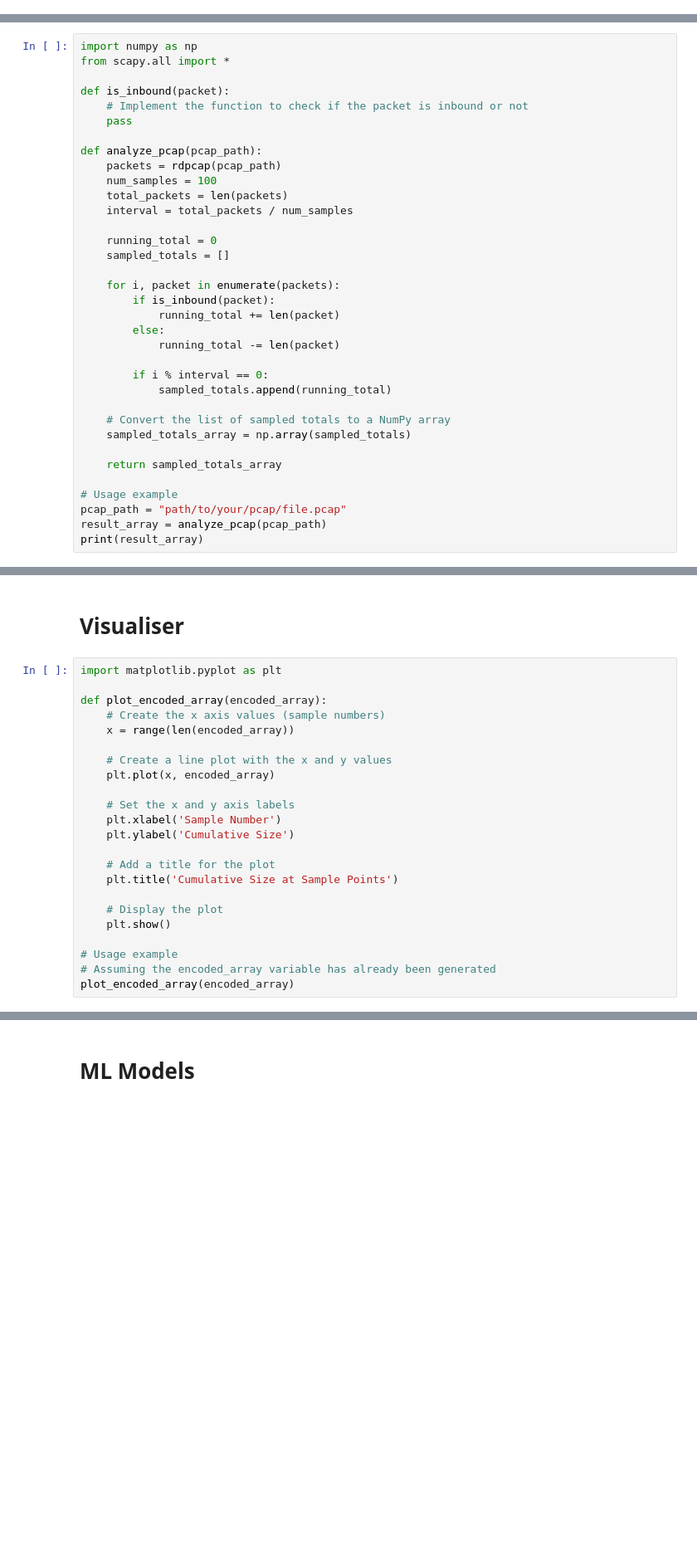
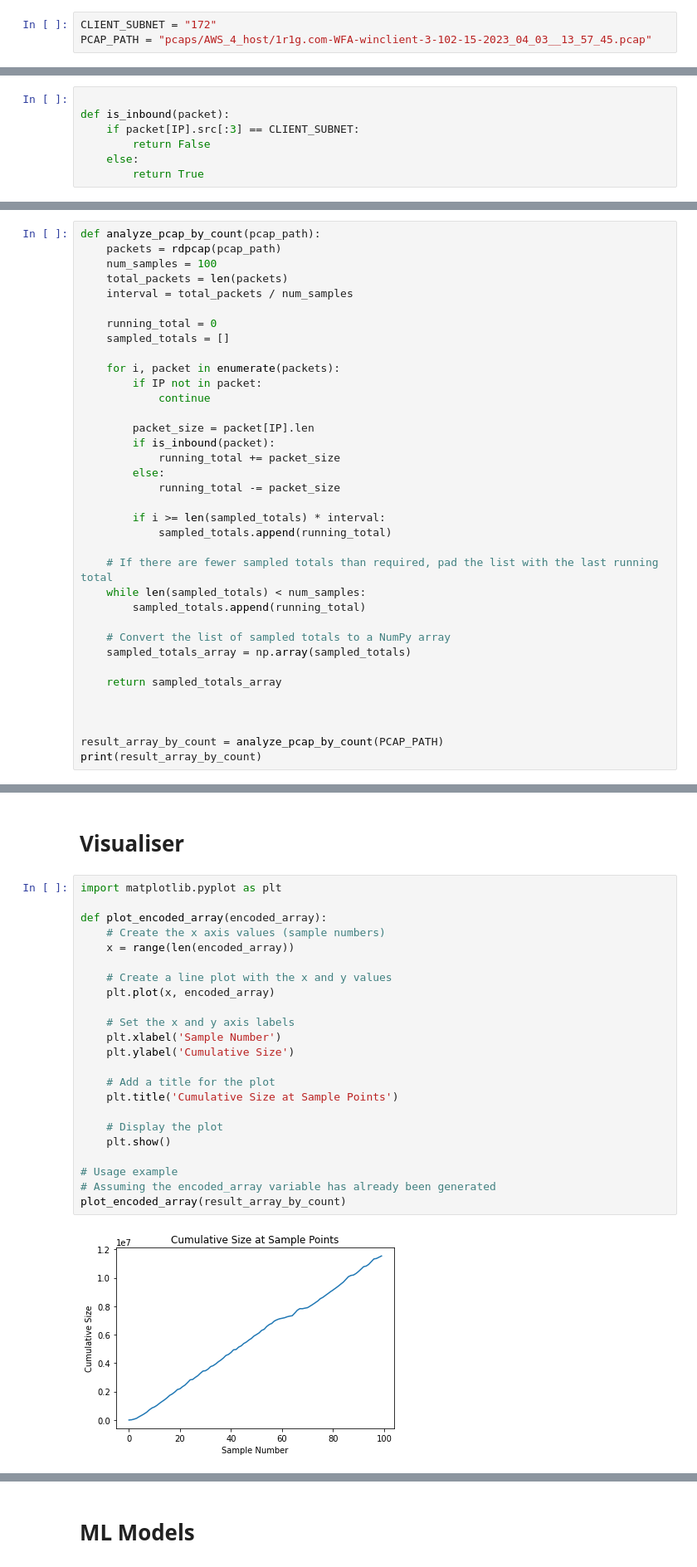
Before and after one commit to mikekuk/VPN_de-anonymiser, a Jupyter notebook: CUMUL.ipynb, the cells around one changed output, grey strips where cells are left out. Shown: that part at 83% size. Cells and saved outputs as stored; diff of their text form; blank space fills up the shorter version.

```diff
--- a/CUMUL.ipynb
+++ b/CUMUL.ipynb
@@ -6,0 +15,3 @@ The code was not provided, so this is an approximation based on the description
+# %%
+CLIENT_SUBNET = "172"
+PCAP_PATH = "pcaps/AWS_4_host/1r1g.com-WFA-winclient-3-102-15-2023_04_03__13_57_45.pcap"
@@ -7,14 +20,14 @@ The code was not provided, so this is an approximation based on the description
+# %%
+
+def is_inbound(packet):
+    if packet[IP].src[:3] == CLIENT_SUBNET:
+        return False
+    else:
+        return True
 # %% [markdown]
 # Pack order based encoder
 # %%
-import numpy as np
-from scapy.all import *
-
-def is_inbound(packet):
-    # Implement the function to check if the packet is inbound or not
-    pass
-
-def analyze_pcap(pcap_path):
+def analyze_pcap_by_count(pcap_path):
     packets = rdpcap(pcap_path)
     num_samples = 100
     total_packets = len(packets)
@@ -24,20 +37,28 @@ def analyze_pcap(pcap_path):
     sampled_totals = []
 
     for i, packet in enumerate(packets):
+        if IP not in packet:
+            continue
+
+        packet_size = packet[IP].len
         if is_inbound(packet):
-            running_total += len(packet)
+            running_total += packet_size
         else:
-            running_total -= len(packet)
+            running_total -= packet_size
 
-        if i % interval == 0:
+        if i >= len(sampled_totals) * interval:
             sampled_totals.append(running_total)
+
+    # If there are fewer sampled totals than required, pad the list with the last running total
+    while len(sampled_totals) < num_samples:
+        sampled_totals.append(running_total)
 
     # Convert the list of sampled totals to a NumPy array
     sampled_totals_array = np.array(sampled_totals)
 
     return sampled_totals_array
 
-# Usage example
-pcap_path = "path/to/your/pcap/file.pcap"
-result_array = analyze_pcap(pcap_path)
-print(result_array)
+
+
+result_array_by_count = analyze_pcap_by_count(PCAP_PATH)
+print(result_array_by_count)
@@ -89,23 +157,25 @@ print(result_array)
 # %%
 import matplotlib.pyplot as plt
 
 def plot_encoded_array(encoded_array):
     # Create the x axis values (sample numbers)
     x = range(len(encoded_array))
 
     # Create a line plot with the x and y values
     plt.plot(x, encoded_array)
 
     # Set the x and y axis labels
     plt.xlabel('Sample Number')
     plt.ylabel('Cumulative Size')
 
     # Add a title for the plot
     plt.title('Cumulative Size at Sample Points')
 
     # Display the plot
     plt.show()
 
 # Usage example
 # Assuming the encoded_array variable has already been generated
-plot_encoded_array(encoded_array)
+plot_encoded_array(result_array_by_count)
+# %% [output]
+[figure, added]
```
Also changed, not shown: parts of 8 cells of this notebook, 2 other files.
